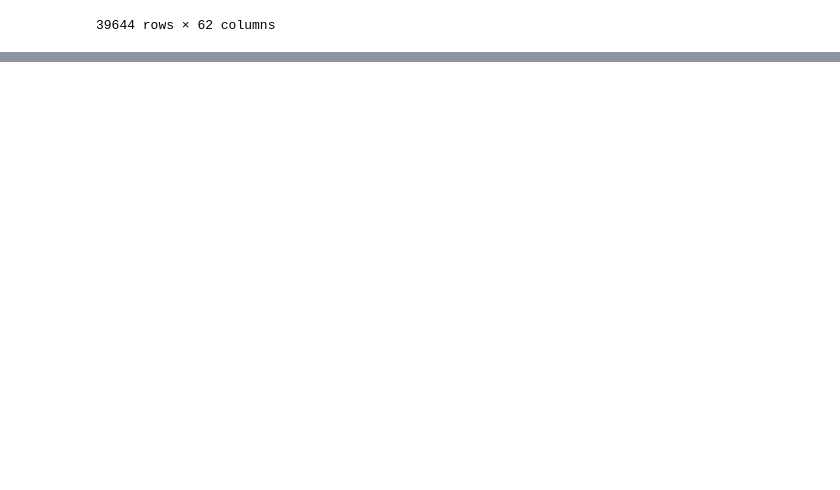
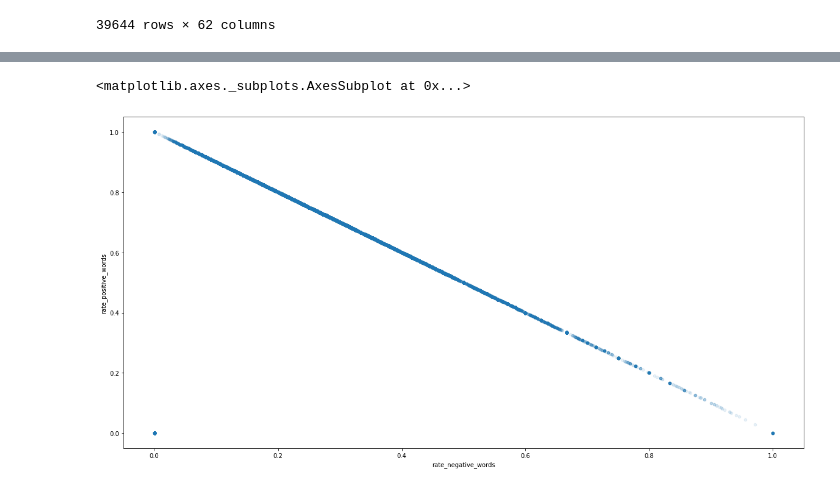
Before and after one commit to rodrigo103/AprendizajeAutomatico, a Jupyter notebook: TP1.ipynb, the cells around one changed output, grey strips where cells are left out. Cells and saved outputs as stored; diff of their text form; code cells hidden in the pictures; blank space fills up the shorter version.

```diff
--- a/TP1.ipynb
+++ b/TP1.ipynb
@@ -175,3 +192,12 @@ Escribir ejemplos de palabras positivas y ejemplos de palabras negativas.
 
 Hay que realizar algún gráfico de positividad o negatividad de palabras, pero es complicado creo..
 Tal vez se podría observar gráficando global_rate_of_positive_works vs shares y lo mismo para las negativas que a mas palabras negativas mas se comparte un artículo.
+# %%
+# para graficar cualquier relacion. Numerica
+from pandas.plotting import scatter_matrix
+attributes = ["shares", "rate_positive_words", "rate_negative_words"]
+#scatter_matrix(df[attributes], figsize=(12, 8))
+df.plot(kind="scatter", x="rate_negative_words", y="rate_positive_words", alpha=0.1, figsize=(20, 10))
+# %% [output]
+<matplotlib.axes._subplots.AxesSubplot at 0x...>
+[figure, added]
```
Also changed, not shown: parts of 42 cells of this notebook.
